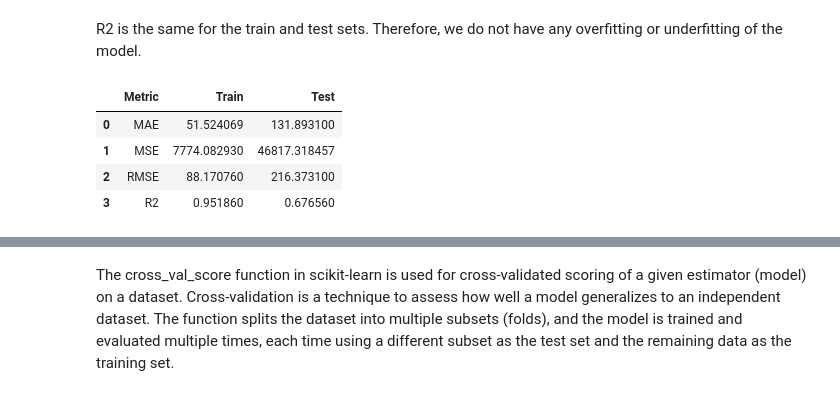
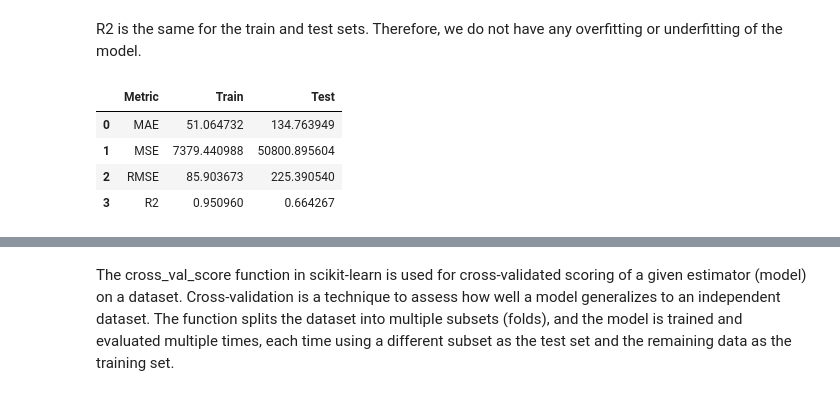
Before and after one commit to alinajohanna/ecommerce_project, a Jupyter notebook: notebooks/clv_prediction.ipynb, the cells around one changed output, grey strips where cells are left out. Cells and saved outputs as stored; diff of their text form; code cells hidden in the pictures.

```diff
--- a/notebooks/clv_prediction.ipynb
+++ b/notebooks/clv_prediction.ipynb
@@ -112,6 +104,6 @@ plt.show()
 # %%
-to_be_transformed_df = X_train[['days_since_last_order']]
-transformer = PowerTransformer(method='box-cox')
+to_be_transformed_df = X_train[['days_since_last_order', 'days_betw_first_last_order']]
+transformer = PowerTransformer()
 X_train_transformed = transformer.fit_transform(to_be_transformed_df)
 X_train_transformed_df = pd.DataFrame(X_train_transformed, columns=to_be_transformed_df.columns,
                                      index=to_be_transformed_df.index)
@@ -129,8 +121,8 @@ with open(path + filename, "wb") as file:
     pickle.dump(transformer, file)
 
 
-fig, ax = plt.subplots(figsize=(15,5))
-sns.histplot(X_train_transformed_df, x='days_since_last_order')
-#sns.histplot(X_train_transformed_df, x='days_since_registration', ax=ax[1])
+fig, ax = plt.subplots(1,2, figsize=(15,5))
+sns.histplot(X_train_transformed_df, x='days_since_last_order', ax=ax[0])
+sns.histplot(X_train_transformed_df, x='days_betw_first_last_order', ax=ax[1])
 plt.show()
 # %% [output]
@@ -138,5 +130,5 @@ plt.show()
 # %%
-X_train_transformed_df = pd.concat([X_train[['total_orders',  'days_since_registration', 'kmeans_cluster_wo_transf']],
+X_train_transformed_df = pd.concat([X_train[['total_orders', 'kmeans_cluster_wo_transf']],
                             X_train_transformed_df], axis=1)
 X_train_transformed_df.head()
 # %% [output]
@@ -149,8 +141,8 @@ X_train_transformed_df.head()
 # %%
-X_test_transformed = transformer.transform(X_test[['days_since_last_order']])
+X_test_transformed = transformer.transform(X_test[['days_since_last_order', 'days_betw_first_last_order']])
 X_test_transformed_df = pd.DataFrame(X_test_transformed, columns=to_be_transformed_df.columns,
                                     index=X_test.index)
-X_test_transformed_df = pd.concat([X_test[['total_orders', 'days_since_registration', 'kmeans_cluster_wo_transf']],
+X_test_transformed_df = pd.concat([X_test[['total_orders', 'kmeans_cluster_wo_transf']],
                             X_test_transformed_df], axis=1)
 X_test_transformed_df.head()
 # %% [output]
@@ -203,13 +195,9 @@ with open(path + filename, "wb") as file:
 y_train_pred = lin_reg.predict(X_train_scaled_df)
 y_test_pred = lin_reg.predict(X_test_scaled_df)
 # %%
-def error_metrics(model: str, X_train: str, X_test: str):
+def error_metrics(y_train_pred: str, y_test_pred: str):
     """Generate error metrics report based on predictions of the model
     """
-    # Make predictions on the training and test sets
-    y_train_pred = model.predict(X_train)
-    y_test_pred = model.predict(X_test)
-
     # Evaluate the model
     mae_train = mean_absolute_error(y_train, y_train_pred)
     mae_test = mean_absolute_error(y_test, y_test_pred)
@@ -263,11 +251,11 @@ with open(path + filename, "wb") as file:
 y_train_pred = rf_reg.predict(X_train)
 y_test_pred = rf_reg.predict(X_test)
 # %%
-error_metrics(rf_reg, X_train, X_test)
+error_metrics(y_train_pred, y_test_pred)
 #error_metrics(rf_reg, X_train_transformed_df, X_test_transformed_df)
 # %% [output]
 |  | Metric | Train | Test |
-| 0 | MAE | 51.524069 | 131.893100 |
-| 1 | MSE | 7774.082930 | 46817.318457 |
-| 2 | RMSE | 88.170760 | 216.373100 |
-| 3 | R2 | 0.951860 | 0.676560 |
+| 0 | MAE | 51.064732 | 134.763949 |
+| 1 | MSE | 7379.440988 | 50800.895604 |
+| 2 | RMSE | 85.903673 | 225.390540 |
+| 3 | R2 | 0.950960 | 0.664267 |
```
Also changed, not shown: parts of 52 cells of this notebook, 6 other files.
